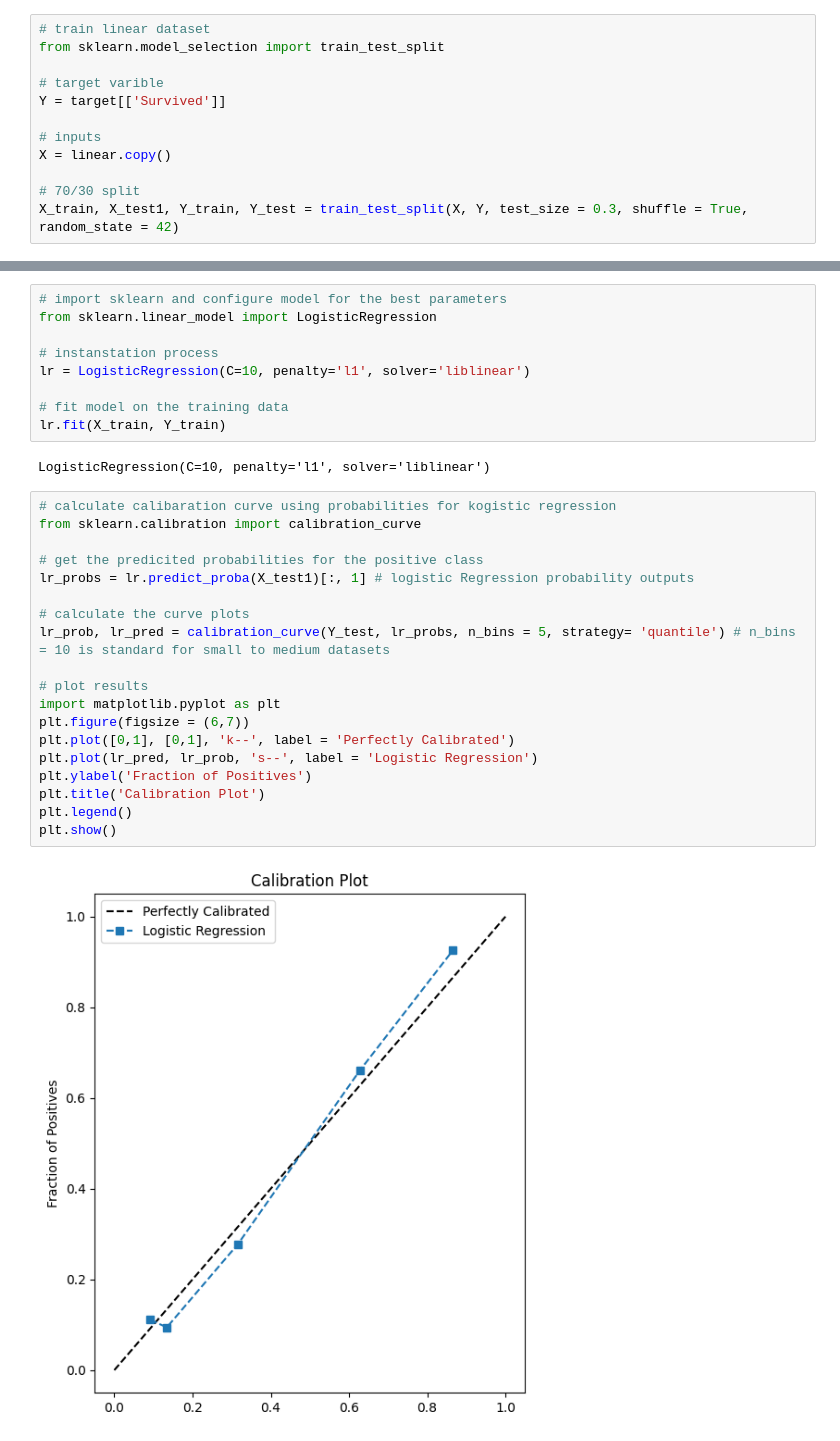
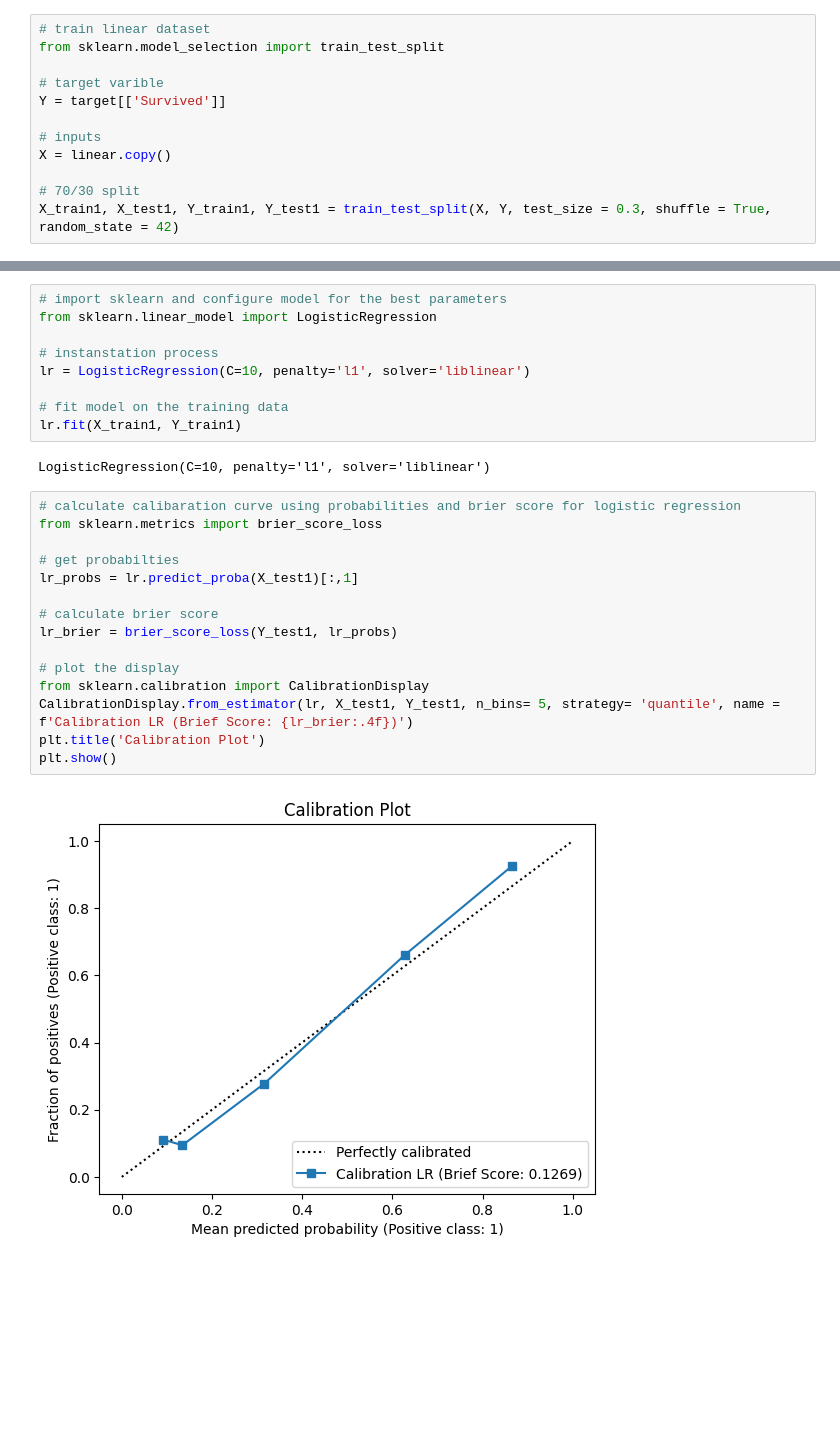
Before and after one commit to JudeMirac/titanic, a Jupyter notebook: Workflow/Notebooks/Model_evaluation.ipynb, the cells around one changed output, grey strips where cells are left out. Cells and saved outputs as stored; diff of their text form; blank space fills up the shorter version.

```diff
--- a/Workflow/Notebooks/Model_evaluation.ipynb
+++ b/Workflow/Notebooks/Model_evaluation.ipynb
@@ -23,4 +23,4 @@ Y = target[['Survived']]
 X = linear.copy()
 
 # 70/30 split
-X_train, X_test1, Y_train, Y_test = train_test_split(X, Y, test_size = 0.3, shuffle = True, random_state = 42)
+X_train1, X_test1, Y_train1, Y_test1 = train_test_split(X, Y, test_size = 0.3, shuffle = True, random_state = 42)
@@ -32,30 +35,26 @@ from sklearn.linear_model import LogisticRegression
 lr = LogisticRegression(C=10, penalty='l1', solver='liblinear')
 
 # fit model on the training data
-lr.fit(X_train, Y_train)
+lr.fit(X_train1, Y_train1)
 # %% [output]
 LogisticRegression(C=10, penalty='l1', solver='liblinear')
 # %%
-# calculate calibaration curve using probabilities for kogistic regression
-from sklearn.calibration import calibration_curve
+# calculate calibaration curve using probabilities and brier score for logistic regression
+from sklearn.metrics import brier_score_loss
 
-# get the predicited probabilities for the positive class
-lr_probs = lr.predict_proba(X_test1)[:, 1] # logistic Regression probability outputs
+# get probabilties
+lr_probs = lr.predict_proba(X_test1)[:,1]
 
-# calculate the curve plots
-lr_prob, lr_pred = calibration_curve(Y_test, lr_probs, n_bins = 5, strategy= 'quantile') # n_bins = 10 is standard for small to medium datasets
+# calculate brier score
+lr_brier = brier_score_loss(Y_test1, lr_probs)
 
-# plot results
-import matplotlib.pyplot as plt
-plt.figure(figsize = (6,7))
-plt.plot([0,1], [0,1], 'k--', label = 'Perfectly Calibrated')
-plt.plot(lr_pred, lr_prob, 's--', label = 'Logistic Regression')
-plt.ylabel('Fraction of Positives')
+# plot the display
+from sklearn.calibration import CalibrationDisplay
+CalibrationDisplay.from_estimator(lr, X_test1, Y_test1, n_bins= 5, strategy= 'quantile', name = f'Calibration LR (Brief Score: {lr_brier:.4f})')
 plt.title('Calibration Plot')
-plt.legend()
 plt.show()
 # %% [output]
-[figure, old version]
+[figure, new version]
 # %%
 # training phase for non linear dataset
 
```
Also changed, not shown: parts of 7 cells of this notebook.
